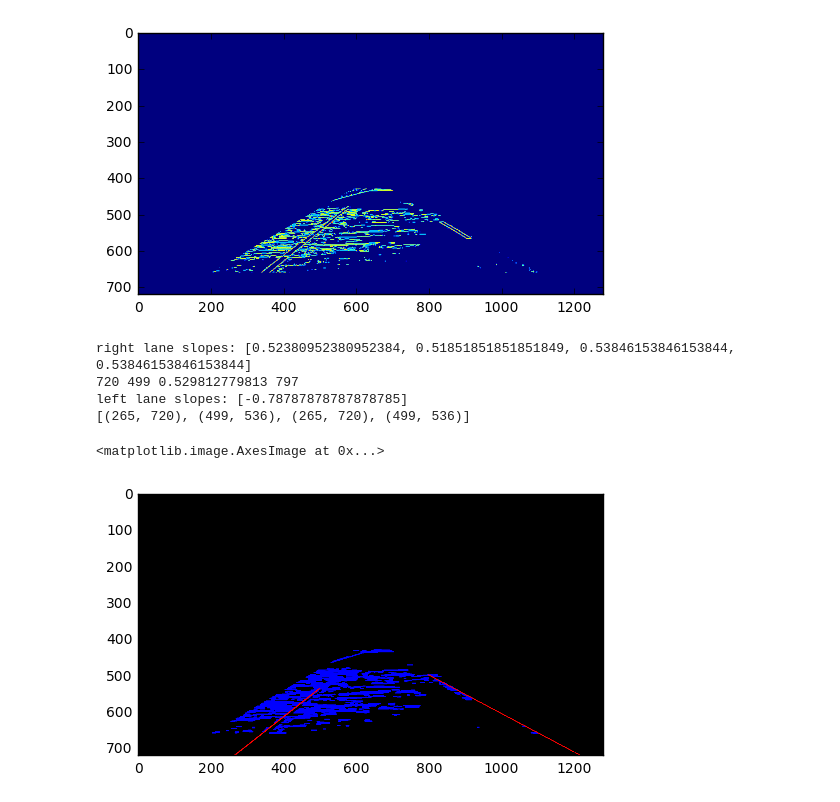
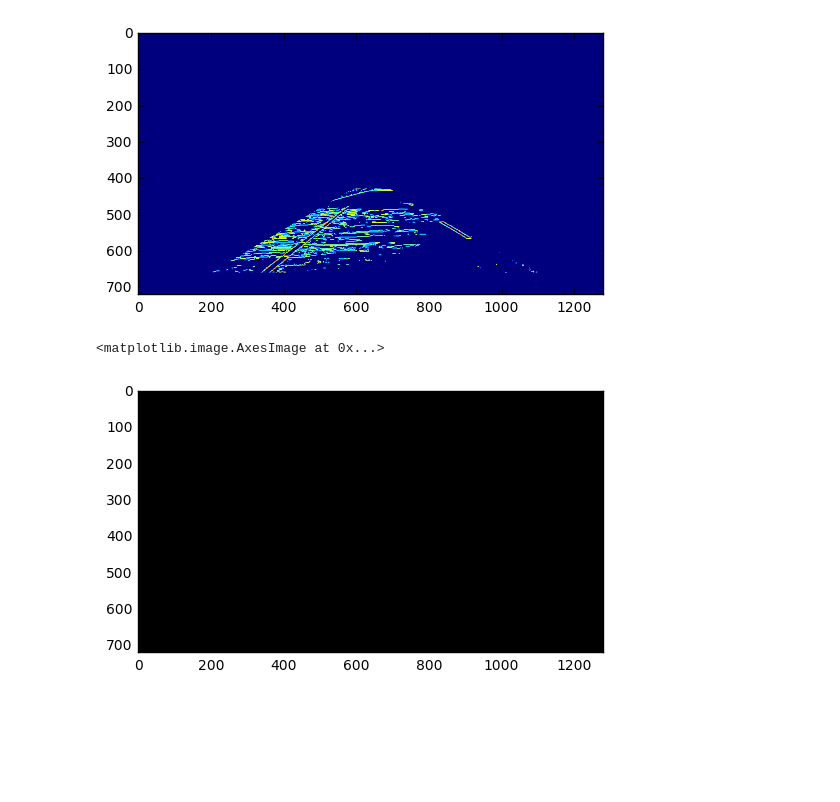
Before and after one commit to valery-nguyen/CarND-LaneLines-P1, a Jupyter notebook: Assignment_01_VTN_Dec11-Extra_Credit.ipynb, the cells around one changed output. Saved outputs shown, nothing was run; the diff lists cells and outputs as text; code cells hidden in the pictures; blank space fills up the shorter version.

```diff
--- a/Assignment_01_VTN_Dec11-Extra_Credit.ipynb
+++ b/Assignment_01_VTN_Dec11-Extra_Credit.ipynb
@@ -324,15 +233,11 @@ plt.imshow(image_mask)
 [figure]
 # %%
 #determine hough lines
-lines_hough = hough_lines(image_mask,0.5, np.pi/180, 30, 5, 5,right_left_lanes)
+lines_hough = hough_lines(image_mask,0.5, np.pi/180, 30, 5, 5)
 plt.imshow(lines_hough)
 # %% [output]
-right lane slopes: [0.52380952380952384, 0.51851851851851849, 0.53846153846153844, 0.53846153846153844]
-720 499 0.529812779813 797
-left lane slopes: [-0.78787878787878785]
-[(265, 720), (499, 536), (265, 720), (499, 536)]
+<matplotlib.image.AxesImage at 0x...>
-<matplotlib.image.AxesImage at 0x...>
-[figure, old version]
+[figure, new version]
 # %%
 #Add weighed lines onto initial image
 image_final = weighted_img(lines_hough,image)
```
Also changed, not shown: parts of 8 cells of this notebook.
